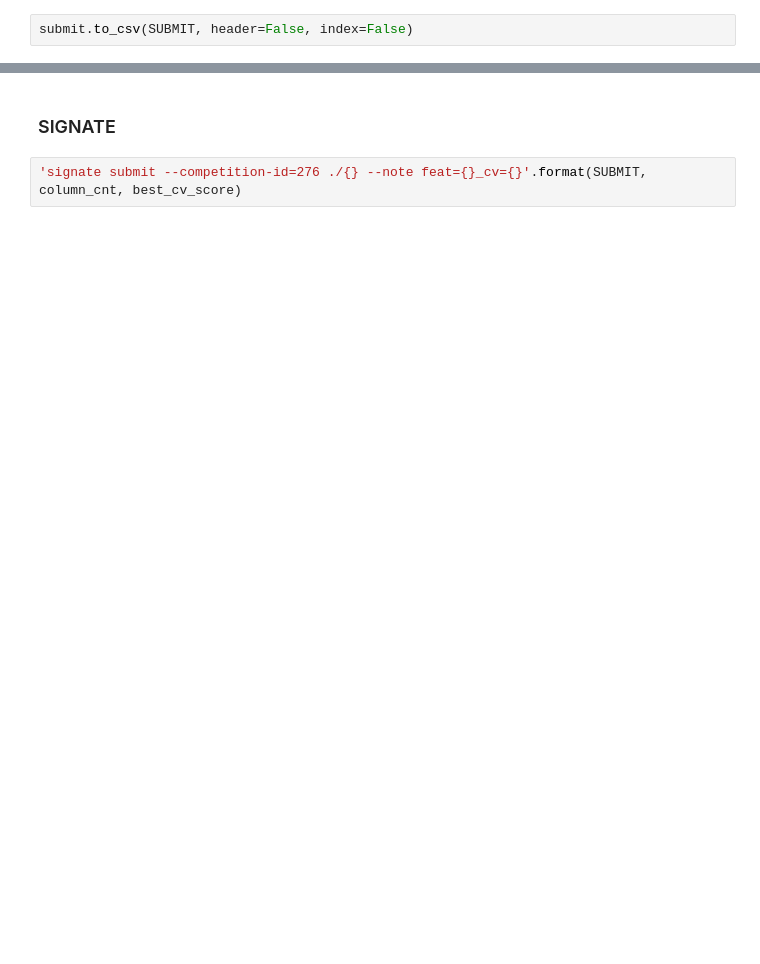
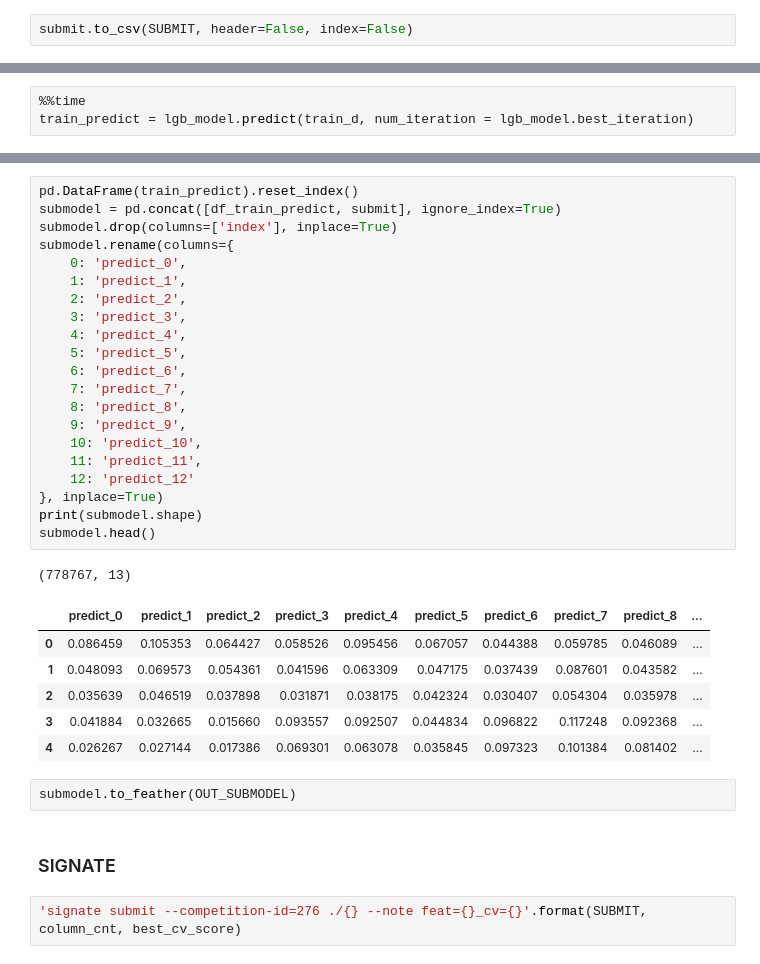
Before and after one commit to yumehara/baseball, a Jupyter notebook: CoursePredict.ipynb, the cells around one changed output, grey strips where cells are left out. Drawn from its saved outputs; the diff is of its cells as text; blank space fills up the shorter version.

```diff
--- a/CoursePredict.ipynb
+++ b/CoursePredict.ipynb
@@ -189,0 +175,3 @@ submit.to_csv(SUBMIT, header=False, index=False)
+# %%
+%%time
+train_predict = lgb_model.predict(train_d, num_iteration = lgb_model.best_iteration)
@@ -190,3 +181,34 @@ submit.to_csv(SUBMIT, header=False, index=False)
+# %%
+pd.DataFrame(train_predict).reset_index()
+submodel = pd.concat([df_train_predict, submit], ignore_index=True)
+submodel.drop(columns=['index'], inplace=True)
+submodel.rename(columns={
+    0: 'predict_0',
+    1: 'predict_1',
+    2: 'predict_2',
+    3: 'predict_3',
+    4: 'predict_4',
+    5: 'predict_5',
+    6: 'predict_6',
+    7: 'predict_7',
+    8: 'predict_8',
+    9: 'predict_9',
+    10: 'predict_10',
+    11: 'predict_11',
+    12: 'predict_12'
+}, inplace=True)
+print(submodel.shape)
+submodel.head()
+# %% [output]
+(778767, 13)
+|  | predict_0 | predict_1 | predict_2 | predict_3 | predict_4 | predict_5 | predict_6 | predict_7 | predict_8 | ... |
+| 0 | 0.086459 | 0.105353 | 0.064427 | 0.058526 | 0.095456 | 0.067057 | 0.044388 | 0.059785 | 0.046089 | ... |
+| 1 | 0.048093 | 0.069573 | 0.054361 | 0.041596 | 0.063309 | 0.047175 | 0.037439 | 0.087601 | 0.043582 | ... |
+| 2 | 0.035639 | 0.046519 | 0.037898 | 0.031871 | 0.038175 | 0.042324 | 0.030407 | 0.054304 | 0.035978 | ... |
+| 3 | 0.041884 | 0.032665 | 0.015660 | 0.093557 | 0.092507 | 0.044834 | 0.096822 | 0.117248 | 0.092368 | ... |
+| 4 | 0.026267 | 0.027144 | 0.017386 | 0.069301 | 0.063078 | 0.035845 | 0.097323 | 0.101384 | 0.081402 | ... |
+# %%
+submodel.to_feather(OUT_SUBMODEL)
 # %% [markdown]
 ### SIGNATE
 # %%
```
Also changed, not shown: parts of 16 cells of this notebook, 5 other files.
